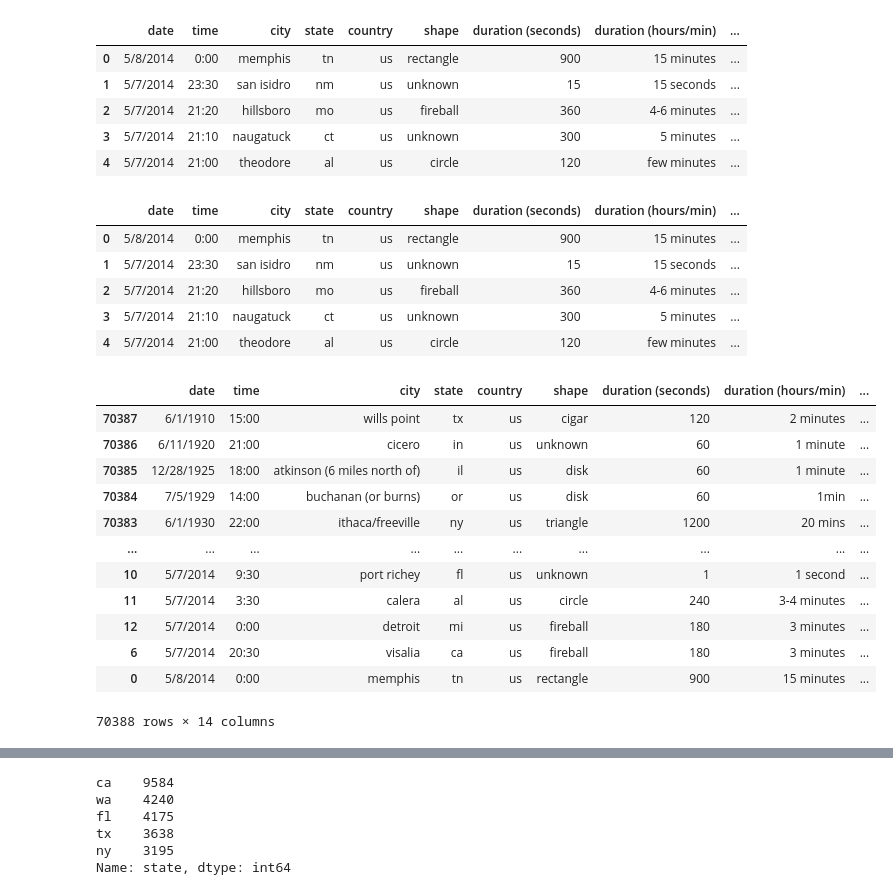
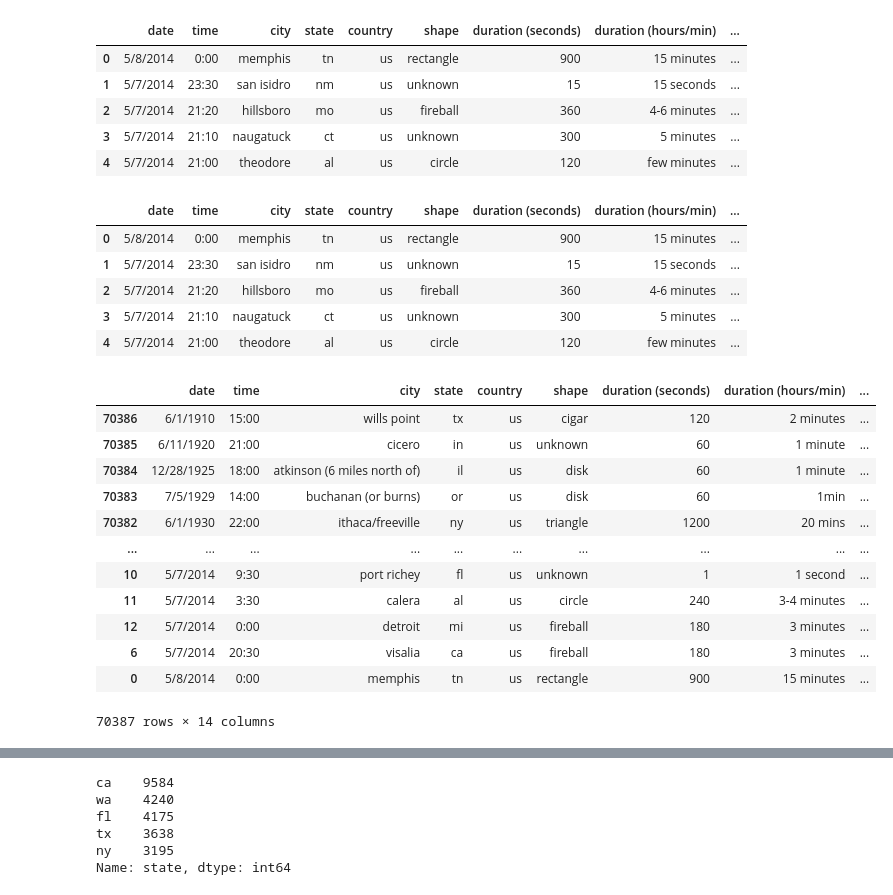
Before and after one commit to pha-drus/Project-1, a Jupyter notebook: Belle's UFO Branch.ipynb, the cells around one changed output, grey strips where cells are left out. Saved outputs shown, nothing was run; the diff lists cells and outputs as text; code cells hidden in the pictures.

```diff
--- a/Belle's UFO Branch.ipynb
+++ b/Belle's UFO Branch.ipynb
@@ -14,4 +24,3 @@ import scipy.stats as st2
 # %%
-ufo_df = pd.read_csv('resources/ufo.csv', low_memory=False)
-ufo_df2 = pd.read_csv('resources/ufo2.csv', low_memory=False)
+ufo_df = pd.read_csv('resources/ufo2.csv', low_memory=False)
 # %%
@@ -22,22 +31,22 @@ This csv has 70388 rows and 12 columns
 # %%
 #split datetime into date and time and move them to the front of the df
 
-ufo_df2[['date', 'time']] = ufo_df2.datetime.str.split(' ', expand=True)
+ufo_df[['date', 'time']] = ufo_df.datetime.str.split(' ', expand=True)
 
 #ufo_df2['date'] = pd.to_datetime(ufo_df2.date, infer_datetime_format = True)
 #display(ufo_df2.head())
 
-first_column = ufo_df2.pop('time')
-ufo_df2.insert(0, 'time', first_column)
+first_column = ufo_df.pop('time')
+ufo_df.insert(0, 'time', first_column)
 
-first_column = ufo_df2.pop('date')
-ufo_df2.insert(0, 'date', first_column)
+first_column = ufo_df.pop('date')
+ufo_df.insert(0, 'date', first_column)
 
-ufo_df2.pop('datetime')
+ufo_df.pop('datetime')
 
 
 
-ufo_df2.head()
+ufo_df.head()
 # %% [output]
 |  | date | time | city | state | country | shape | duration (seconds) | duration (hours/min) | ... |
 | 0 | 5/8/2014 | 0:00 | memphis | tn | us | rectangle | 900 | 15 minutes | ... |
@@ -46,30 +55,30 @@ ufo_df2.head()
 | 3 | 5/7/2014 | 21:10 | naugatuck | ct | us | unknown | 300 | 5 minutes | ... |
 | 4 | 5/7/2014 | 21:00 | theodore | al | us | circle | 120 | few minutes | ... |
 # %%
-ufo_df2['datetime64'] = pd.to_datetime(ufo_df2.date, infer_datetime_format = True)
-display(ufo_df2.head())
+ufo_df['datetime64'] = pd.to_datetime(ufo_df.date, infer_datetime_format = True)
+display(ufo_df.head())
 
-ufo_df2.sort_values(by=['datetime64'])
+ufo_df.sort_values(by=['datetime64'])
 # %% [output]
 |  | date | time | city | state | country | shape | duration (seconds) | duration (hours/min) | ... |
 | 0 | 5/8/2014 | 0:00 | memphis | tn | us | rectangle | 900 | 15 minutes | ... |
 | 1 | 5/7/2014 | 23:30 | san isidro | nm | us | unknown | 15 | 15 seconds | ... |
 | 2 | 5/7/2014 | 21:20 | hillsboro | mo | us | fireball | 360 | 4-6 minutes | ... |
 | 3 | 5/7/2014 | 21:10 | naugatuck | ct | us | unknown | 300 | 5 minutes | ... |
 | 4 | 5/7/2014 | 21:00 | theodore | al | us | circle | 120 | few minutes | ... |
 |  | date | time | city | state | country | shape | duration (seconds) | duration (hours/min) | ... |
-| 70387 | 6/1/1910 | 15:00 | wills point | tx | us | cigar | 120 | 2 minutes | ... |
-| 70386 | 6/11/1920 | 21:00 | cicero | in | us | unknown | 60 | 1 minute | ... |
-| 70385 | 12/28/1925 | 18:00 | atkinson (6 miles north of) | il | us | disk | 60 | 1 minute | ... |
-| 70384 | 7/5/1929 | 14:00 | buchanan (or burns) | or | us | disk | 60 | 1min | ... |
-| 70383 | 6/1/1930 | 22:00 | ithaca/freeville | ny | us | triangle | 1200 | 20 mins | ... |
+| 70386 | 6/1/1910 | 15:00 | wills point | tx | us | cigar | 120 | 2 minutes | ... |
+| 70385 | 6/11/1920 | 21:00 | cicero | in | us | unknown | 60 | 1 minute | ... |
+| 70384 | 12/28/1925 | 18:00 | atkinson (6 miles north of) | il | us | disk | 60 | 1 minute | ... |
+| 70383 | 7/5/1929 | 14:00 | buchanan (or burns) | or | us | disk | 60 | 1min | ... |
+| 70382 | 6/1/1930 | 22:00 | ithaca/freeville | ny | us | triangle | 1200 | 20 mins | ... |
 | ... | ... | ... | ... | ... | ... | ... | ... | ... | ... |
 | 10 | 5/7/2014 | 9:30 | port richey | fl | us | unknown | 1 | 1 second | ... |
 | 11 | 5/7/2014 | 3:30 | calera | al | us | circle | 240 | 3-4 minutes | ... |
 | 12 | 5/7/2014 | 0:00 | detroit | mi | us | fireball | 180 | 3 minutes | ... |
 | 6 | 5/7/2014 | 20:30 | visalia | ca | us | fireball | 180 | 3 minutes | ... |
 | 0 | 5/8/2014 | 0:00 | memphis | tn | us | rectangle | 900 | 15 minutes | ... |
-70388 rows × 14 columns
+70387 rows × 14 columns
 # %%
 #convert 'duration' column from object to float64
 
```
Also changed, not shown: parts of 31 cells of this notebook, 10 other files.
